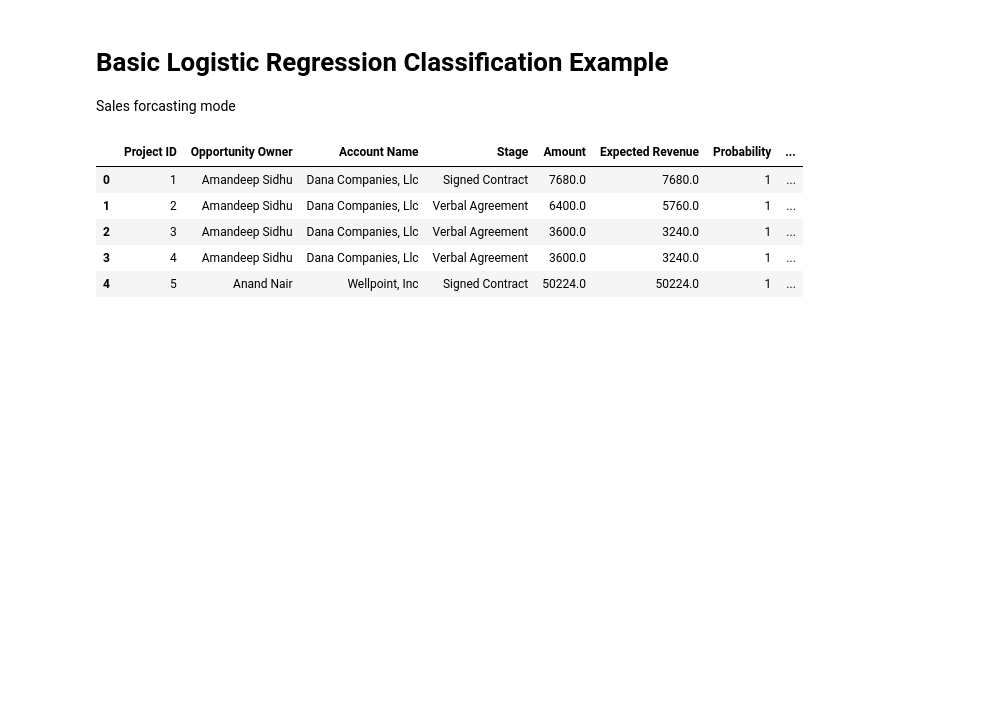
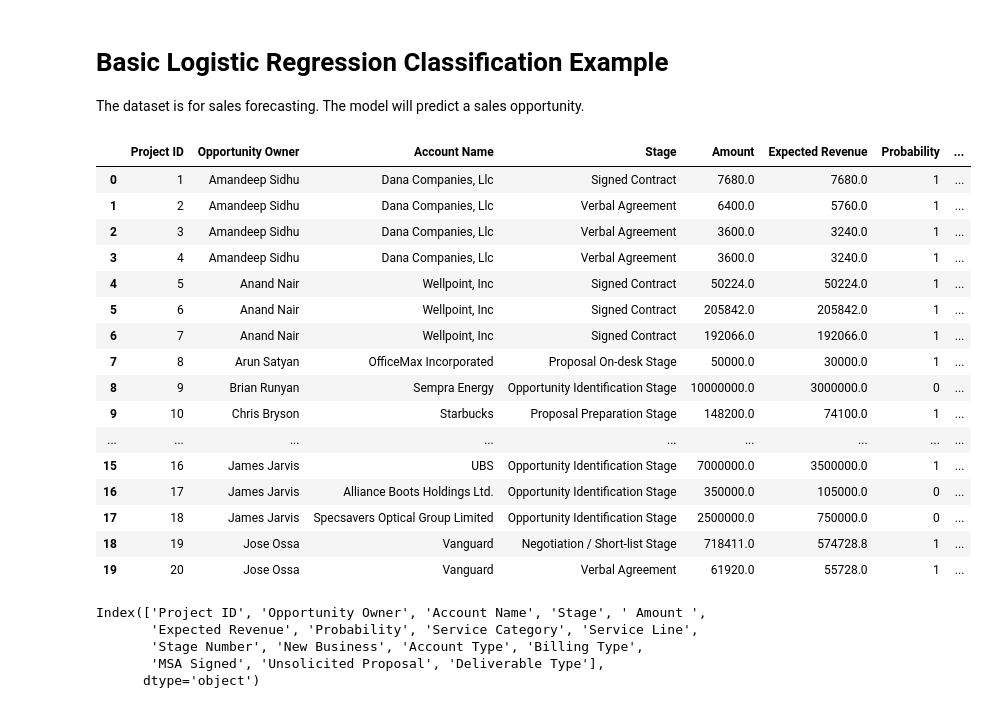
Before and after one commit to mattnappo/columbia-ml, a Jupyter notebook: SimpleLogisticRegression.ipynb, the cells around one changed output. Cells and saved outputs as stored; diff of their text form; code cells hidden in the pictures; blank space fills up the shorter version.

```diff
--- a/SimpleLogisticRegression.ipynb
+++ b/SimpleLogisticRegression.ipynb
@@ -1,6 +1,6 @@
-# %% [markdown]
-# Basic Logistic Regression Classification Example
-Sales forcasting mode
+# %% [markdown]
+# Basic Logistic Regression Classification Example
+The dataset is for sales forecasting. The model will predict a sales opportunity.
 # %%
 import pandas as pd
 import numpy as np
@@ -13,11 +13,30 @@ warnings.filterwarnings('ignore')
 DATA = './data/'
 # %%
 df = pd.read_csv(f'{DATA}UST22.csv')
-df.head()
+df.head(20)
 # %% [output]
 |  | Project ID | Opportunity Owner | Account Name | Stage | Amount | Expected Revenue | Probability | ... |
 | 0 | 1 | Amandeep Sidhu | Dana Companies, Llc | Signed Contract | 7680.0 | 7680.0 | 1 | ... |
 | 1 | 2 | Amandeep Sidhu | Dana Companies, Llc | Verbal Agreement | 6400.0 | 5760.0 | 1 | ... |
 | 2 | 3 | Amandeep Sidhu | Dana Companies, Llc | Verbal Agreement | 3600.0 | 3240.0 | 1 | ... |
 | 3 | 4 | Amandeep Sidhu | Dana Companies, Llc | Verbal Agreement | 3600.0 | 3240.0 | 1 | ... |
 | 4 | 5 | Anand Nair | Wellpoint, Inc | Signed Contract | 50224.0 | 50224.0 | 1 | ... |
+| 5 | 6 | Anand Nair | Wellpoint, Inc | Signed Contract | 205842.0 | 205842.0 | 1 | ... |
+| 6 | 7 | Anand Nair | Wellpoint, Inc | Signed Contract | 192066.0 | 192066.0 | 1 | ... |
+| 7 | 8 | Arun Satyan | OfficeMax Incorporated | Proposal On-desk Stage | 50000.0 | 30000.0 | 1 | ... |
+| 8 | 9 | Brian Runyan | Sempra Energy | Opportunity Identification Stage | 10000000.0 | 3000000.0 | 0 | ... |
+| 9 | 10 | Chris Bryson | Starbucks | Proposal Preparation Stage | 148200.0 | 74100.0 | 1 | ... |
+| ... | ... | ... | ... | ... | ... | ... | ... | ... |
+| 15 | 16 | James Jarvis | UBS | Opportunity Identification Stage | 7000000.0 | 3500000.0 | 1 | ... |
+| 16 | 17 | James Jarvis | Alliance Boots Holdings Ltd. | Opportunity Identification Stage | 350000.0 | 105000.0 | 0 | ... |
+| 17 | 18 | James Jarvis | Specsavers Optical Group Limited | Opportunity Identification Stage | 2500000.0 | 750000.0 | 0 | ... |
+| 18 | 19 | Jose Ossa | Vanguard | Negotiation / Short-list Stage | 718411.0 | 574728.8 | 1 | ... |
+| 19 | 20 | Jose Ossa | Vanguard | Verbal Agreement | 61920.0 | 55728.0 | 1 | ... |
+# %%
+df.columns
+# %% [output]
+Index(['Project ID', 'Opportunity Owner', 'Account Name', 'Stage', ' Amount ',
+       'Expected Revenue', 'Probability', 'Service Category', 'Service Line',
+       'Stage Number', 'New Business', 'Account Type', 'Billing Type',
+       'MSA Signed', 'Unsolicited Proposal', 'Deliverable Type'],
+      dtype='object')
```
Also changed, not shown: parts of 16 cells of this notebook.
